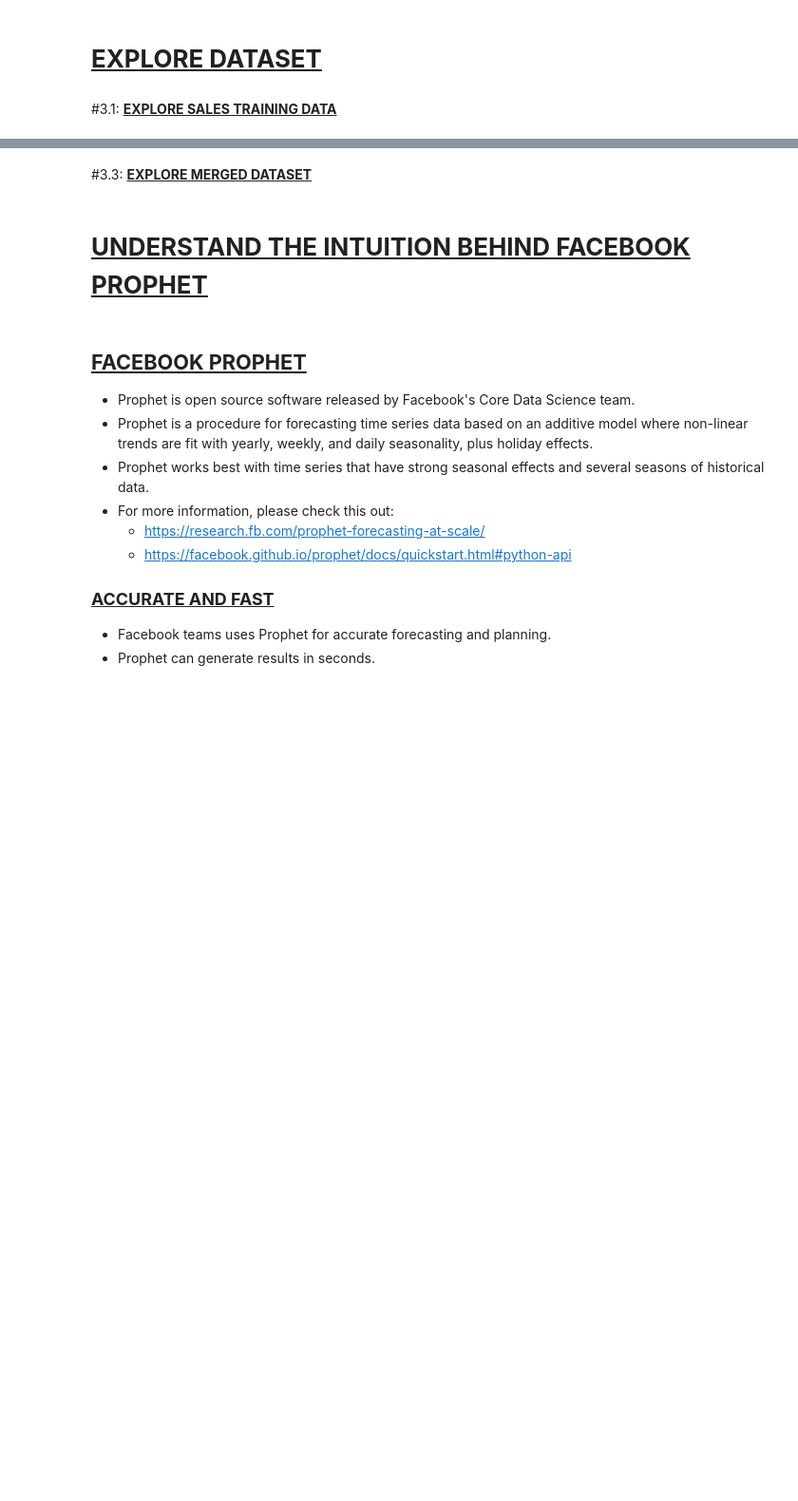
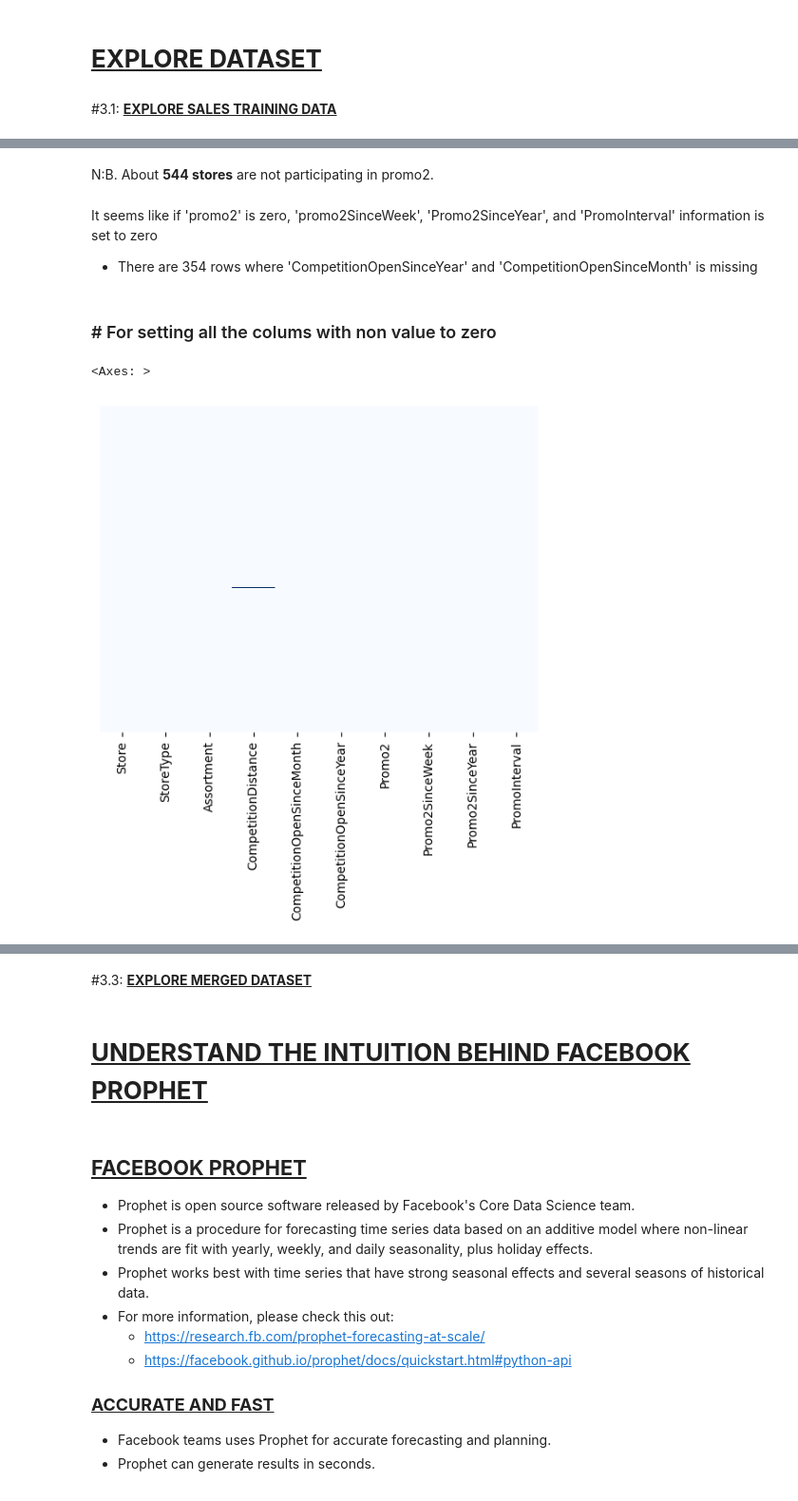
Before and after one commit to FemiAdesola/Data-Science, a Jupyter notebook: Sales_Department.ipynb, the cells around one changed output, grey strips where cells are left out. Shown at 95% size. Cells and saved outputs as stored; diff of their text form; code cells hidden in the pictures; blank space fills up the shorter version.

```diff
--- a/Sales_Department.ipynb
+++ b/Sales_Department.ipynb
@@ -183,0 +333,7 @@ TASK #3.2: EXPLORE STORES INFORMATION DATA
+# %% [markdown]
+N:B. About **544 stores** are not participating in promo2.
+# %% [markdown]
+It seems like if 'promo2' is zero, 'promo2SinceWeek', 'Promo2SinceYear', and 'PromoInterval' information is set to zero
++  There are 354 rows where 'CompetitionOpenSinceYear' and 'CompetitionOpenSinceMonth' is missing
+# %% [markdown]
+### # For setting all the colums with non value to zero
@@ -183,0 +346,5 @@ TASK #3.2: EXPLORE STORES INFORMATION DATA
+# %%
+sns.heatmap(store_info_df.isnull(), yticklabels = False, cbar = False, cmap="Blues")
+# %% [output]
+<Axes: >
+[figure, added]
```
Also changed, not shown: parts of 51 cells of this notebook.
